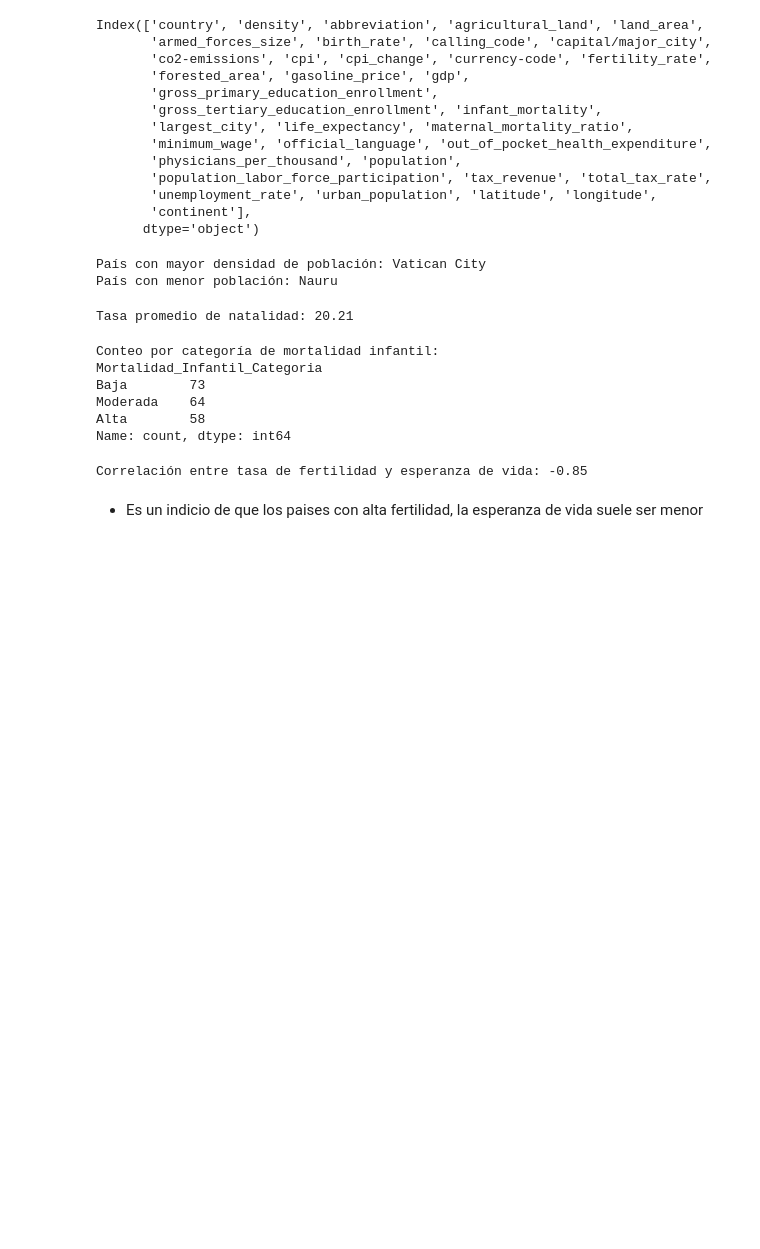
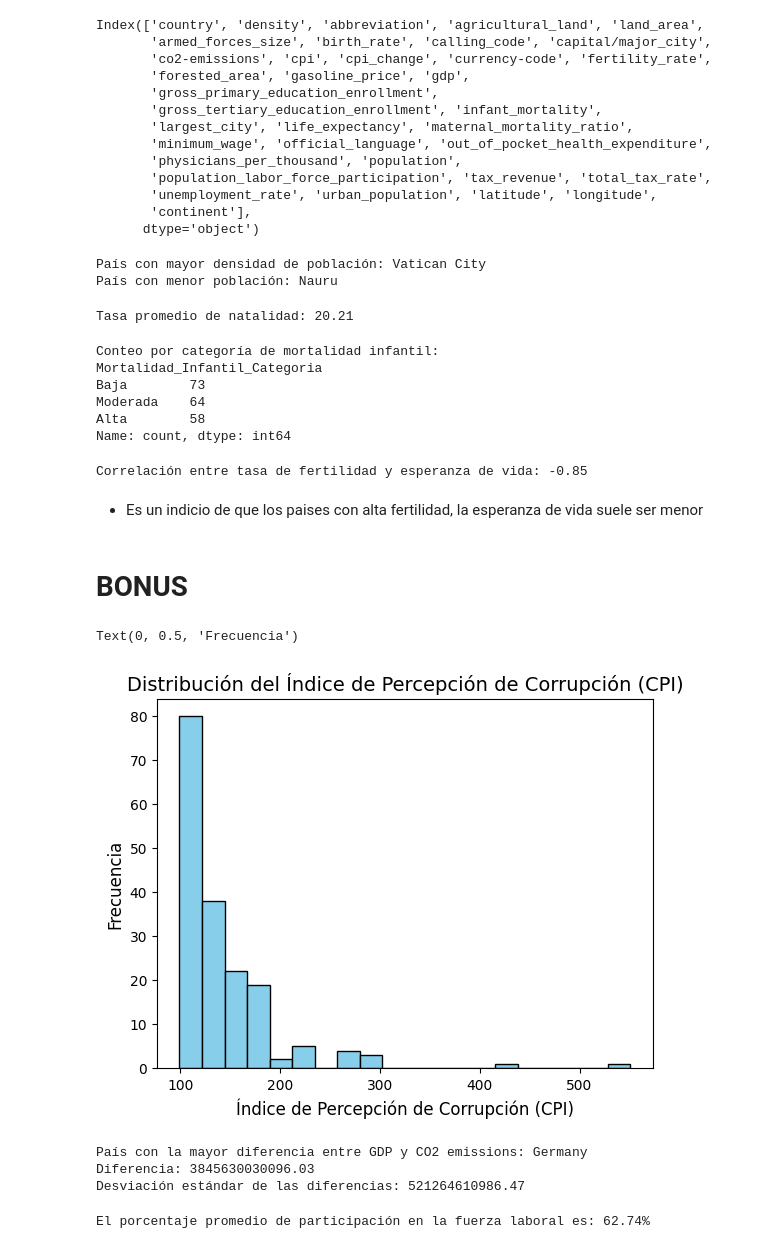
Before and after one commit to Aniitaa7/pairprogramming-mod-3-ANA_YOLANDA, a Jupyter notebook: 2-estadistica-descriptiva-pairprogramming-mod-3-ANA_YOLANDA.ipynb, the cells around one changed output. Saved outputs shown, nothing was run; the diff lists cells and outputs as text; code cells hidden in the pictures; blank space fills up the shorter version.

```diff
--- a/2-estadistica-descriptiva-pairprogramming-mod-3-ANA_YOLANDA.ipynb
+++ b/2-estadistica-descriptiva-pairprogramming-mod-3-ANA_YOLANDA.ipynb
@@ -150,3 +151,5 @@ print(f"Correlación entre tasa de fertilidad y esperanza de vida: {correlacion:
 Correlación entre tasa de fertilidad y esperanza de vida: -0.85
 # %% [markdown]
 - Es un indicio de que los paises con alta fertilidad, la esperanza de vida suele ser menor
+# %% [markdown]
+# BONUS
@@ -152,0 +159,8 @@ Correlación entre tasa de fertilidad y esperanza de vida: -0.85
+# %%
+plt.hist(df['cpi'], bins=20, color='skyblue', edgecolor='black')  # Puedes ajustar 'bins' para cambiar la granularidad
+plt.title('Distribución del Índice de Percepción de Corrupción (CPI)', fontsize=14)
+plt.xlabel('Índice de Percepción de Corrupción (CPI)', fontsize=12)
+plt.ylabel('Frecuencia', fontsize=12)
+# %% [output]
+Text(0, 0.5, 'Frecuencia')
+[figure, added]
@@ -152,0 +177,17 @@ Correlación entre tasa de fertilidad y esperanza de vida: -0.85
+# %%
+print(f"País con la mayor diferencia entre GDP y CO2 emissions: {pais_mayor_diferencia['country']}")
+print(f"Diferencia: {pais_mayor_diferencia['diferencia']:.2f}")
+print(f"Desviación estándar de las diferencias: {desviacion_estandar:.2f}")
+# %% [output]
+País con la mayor diferencia entre GDP y CO2 emissions: Germany
+Diferencia: 3845630030096.03
+Desviación estándar de las diferencias: 521264610986.47
+# %%
+# 8. Calcula el porcentaje promedio de personas que participan en la fuerza laboral(population_labor_force_participation)
+# para todos los países.
+# Calcular el porcentaje promedio de participación en la fuerza laboral
+promedio_participacion = df['population_labor_force_participation'].mean()
+
+print(f"El porcentaje promedio de participación en la fuerza laboral es: {promedio_participacion:.2f}%")
+# %% [output]
+El porcentaje promedio de participación en la fuerza laboral es: 62.74%
```
Also changed, not shown: parts of 9 cells of this notebook.
